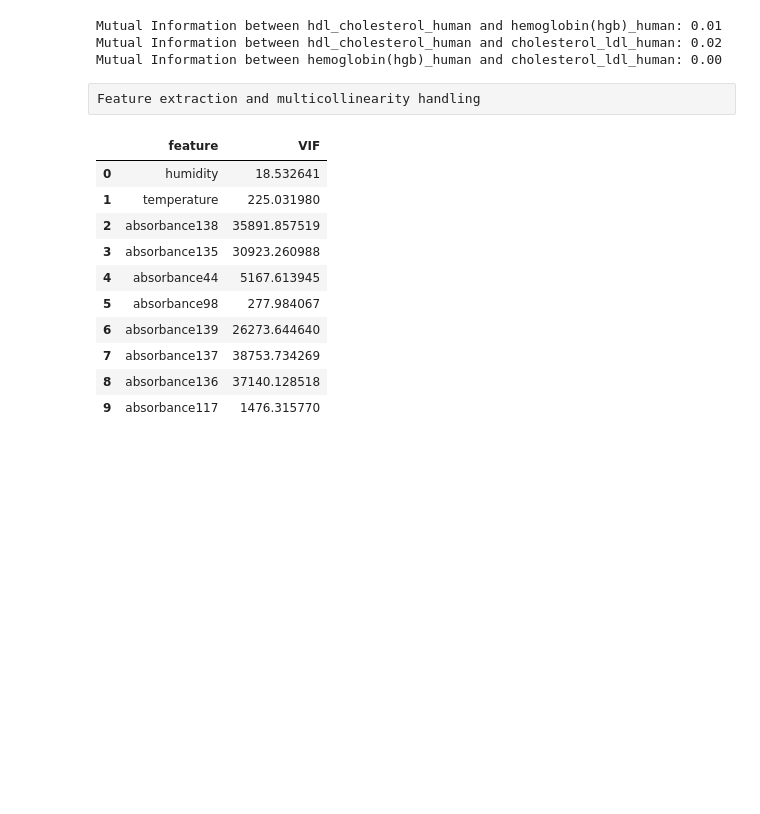
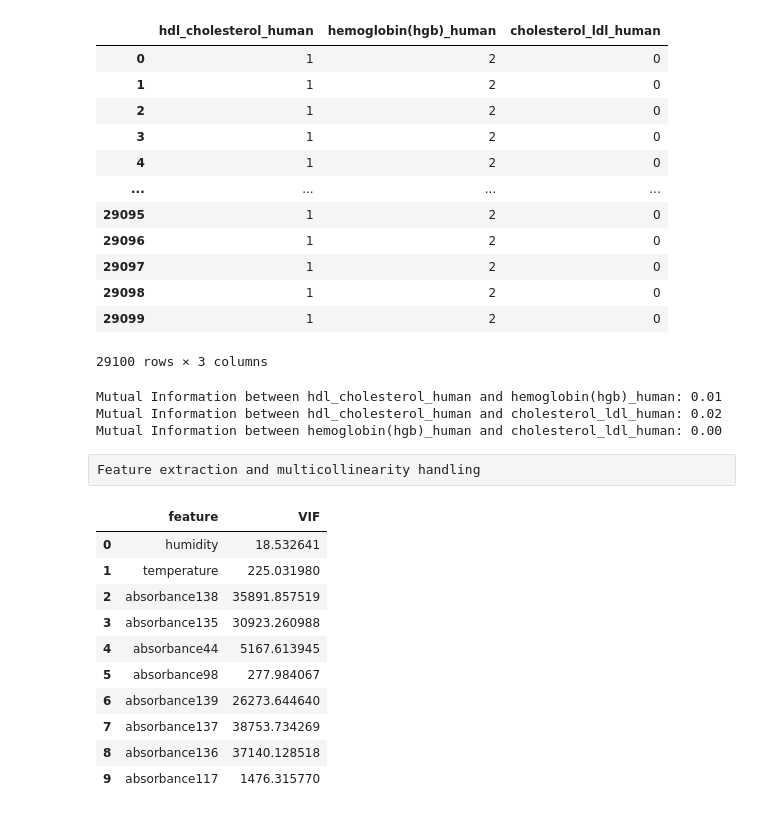
Before and after one commit to temgrom/DS-project, a Jupyter notebook: notebooks/Baseline.ipynb, the cells around one changed output. Drawn from its saved outputs; the diff is of its cells as text; code cells hidden in the pictures; blank space fills up the shorter version.

```diff
--- a/notebooks/Baseline.ipynb
+++ b/notebooks/Baseline.ipynb
@@ -43,3 +68,19 @@ for col in target_columns:
+# %%
+y_train
+# %% [output]
+|  | hdl_cholesterol_human | hemoglobin(hgb)_human | cholesterol_ldl_human |
+| 0 | 1 | 2 | 0 |
+| 1 | 1 | 2 | 0 |
+| 2 | 1 | 2 | 0 |
+| 3 | 1 | 2 | 0 |
+| 4 | 1 | 2 | 0 |
+| ... | ... | ... | ... |
+| 29095 | 1 | 2 | 0 |
+| 29096 | 1 | 2 | 0 |
+| 29097 | 1 | 2 | 0 |
+| 29098 | 1 | 2 | 0 |
+| 29099 | 1 | 2 | 0 |
+29100 rows × 3 columns
 # %%
 # Calculate MI for each pair of targets
 for i in range(len(target_columns)):
```
Also changed, not shown: parts of 19 cells of this notebook.
